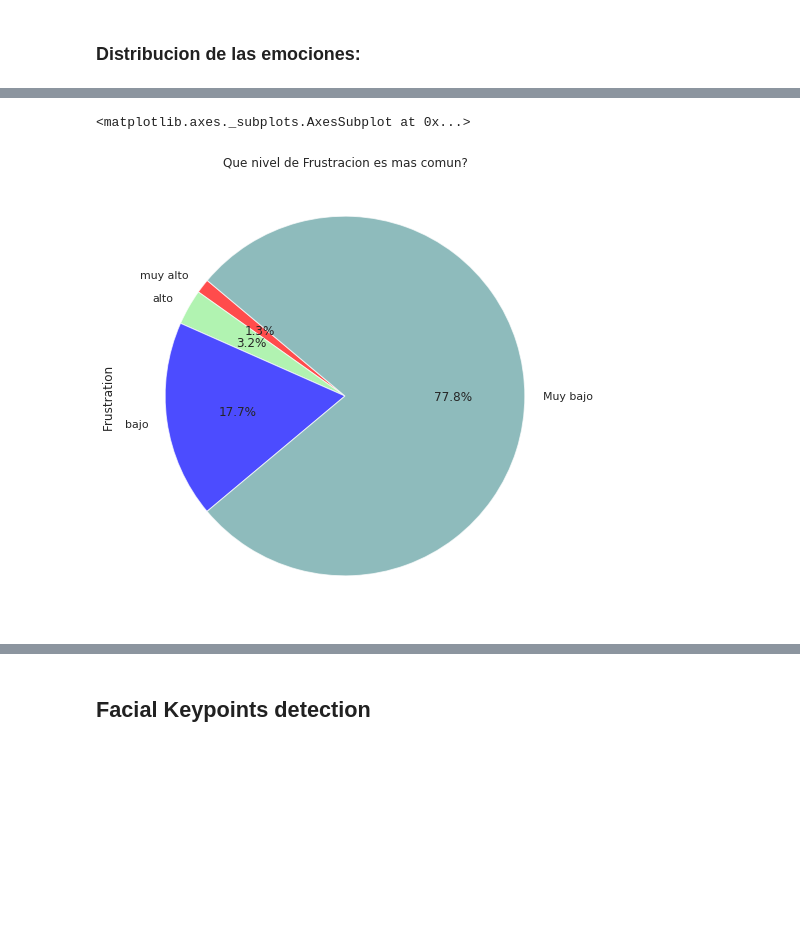
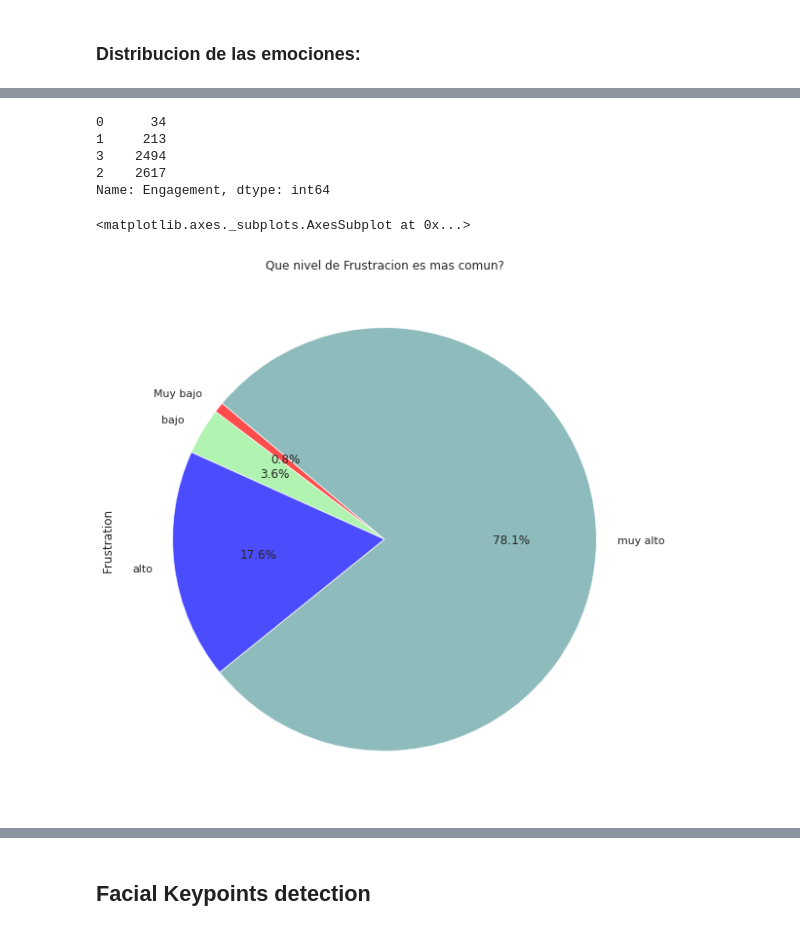
Before and after one commit to aenoboa1/Draft_ML_EmotionAPP, a Jupyter notebook: Main_Notebook.ipynb, the cells around one changed output, grey strips where cells are left out. Drawn from its saved outputs; the diff is of its cells as text; code cells hidden in the pictures; blank space fills up the shorter version.

```diff
--- a/Main_Notebook.ipynb
+++ b/Main_Notebook.ipynb
@@ -29,7 +29,7 @@ import os
 import seaborn as sns
 #matplotlib styles
 plt.style.use(['ggplot'])
-sns.set(rc={'figure.figsize':(11.7,8.27)})
+sns.set(rc={'figure.figsize':(10,10)})
 # %% [markdown]
 # 2. Obtain the data:
 # %%
@@ -138,5 +151,5 @@ def extractFrames():
 # %%
-df = pd.read_csv('/content/DAiSEE/DAiSEE/Labels/TestLabels.csv')
+df = pd.read_csv('/content/DAiSEE/DAiSEE/Labels/TrainLabels.csv')
 # %%
 df
 # %% [output]
@@ -181,16 +191,21 @@ df['Engagement'].value_counts().sort_values().plot.pie(
+# %%
+df['Engagement'].value_counts().sort_values()
+# %% [output]
+0      34
+1     213
+3    2494
+2    2617
+Name: Engagement, dtype: int64
 # %%
-labels = ['muy alto',
-          'alto',
-          'bajo',
-          'Muy bajo']
+labels = ['Muy bajo','bajo','alto','muy alto']
 
 
 
 df['Frustration '].value_counts().sort_values().plot.pie(
     labels=labels, autopct='%1.1f%%', title='Que nivel de Frustracion es mas comun?',colors=['red','#90EE90','blue',"#5F9EA0"],wedgeprops={'alpha':0.7}, startangle=140)
 # %% [output]
 <matplotlib.axes._subplots.AxesSubplot at 0x...>
-[figure, old version]
+[figure, new version]
 # %%
 labels = ['muy alto',
           'alto',
```
Also changed, not shown: parts of 10 cells of this notebook.
